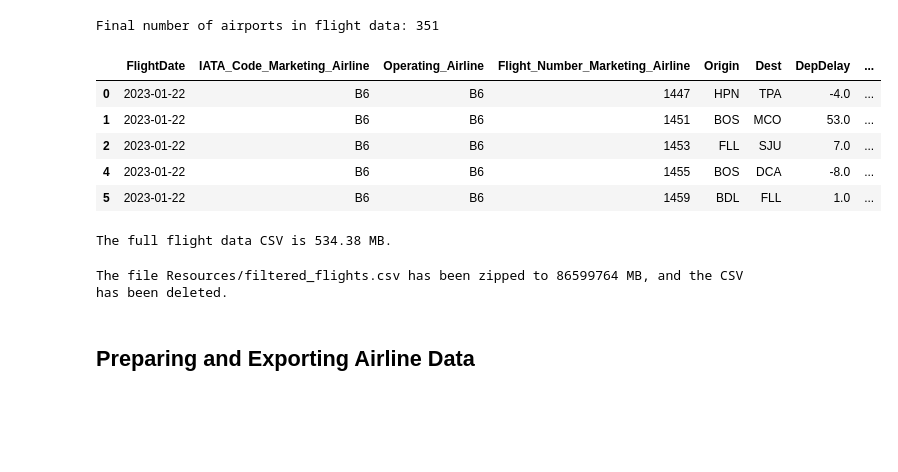
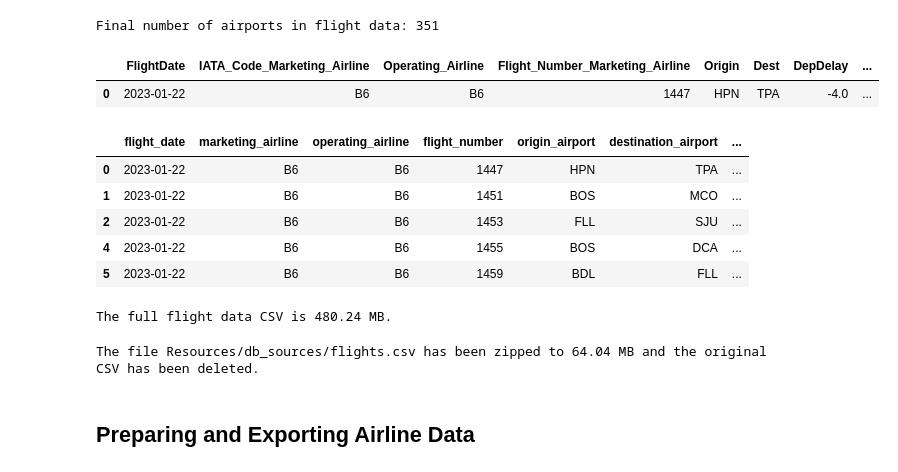
Before and after one commit to redpandata19/project3_team2, a Jupyter notebook: Cleanup2.ipynb, the cells around one changed output. Drawn from its saved outputs; the diff is of its cells as text; code cells hidden in the pictures; blank space fills up the shorter version.

Commit message:
data sources finalized and formatted for DB - Cleanup2 noted and verification checks added during processing

```diff
--- a/Cleanup2.ipynb
+++ b/Cleanup2.ipynb
@@ -172,28 +184,44 @@ print("Final number of airports in flight data:",filtered_flights['Origin'].nuni
 # %% [output]
 Final number of airports in flight data: 351
 # %%
-filtered_flights.head()
+filtered_flights.head(1)
 # %% [output]
 |  | FlightDate | IATA_Code_Marketing_Airline | Operating_Airline | Flight_Number_Marketing_Airline | Origin | Dest | DepDelay | ... |
 | 0 | 2023-01-22 | B6 | B6 | 1447 | HPN | TPA | -4.0 | ... |
-| 1 | 2023-01-22 | B6 | B6 | 1451 | BOS | MCO | 53.0 | ... |
-| 2 | 2023-01-22 | B6 | B6 | 1453 | FLL | SJU | 7.0 | ... |
-| 4 | 2023-01-22 | B6 | B6 | 1455 | BOS | DCA | -8.0 | ... |
-| 5 | 2023-01-22 | B6 | B6 | 1459 | BDL | FLL | 1.0 | ... |
+# %%
+# standardizing column names, most other datasets are closer to the lowercase and _ separator standard
+flights_final = filtered_flights.rename(columns={'FlightDate':'flight_date','IATA_Code_Marketing_Airline':'marketing_airline',
+                                        'Operating_Airline ':'operating_airline',
+                                        'Flight_Number_Marketing_Airline':'flight_number',
+                                        'Origin':'origin_airport','DepDel15':'depart_15_min_delay',
+                                        'Dest':'destination_airport','DepDelay':'departure_delay',
+                                        'DepDelayMinutes':'depart_delay_minutes','ArrDelay':'arrival_delay',
+                                        'ArrDelayMinutes':'arr_delay_minutes','Cancelled':'cancelled',
+                                        'Diverted':'diverted','CarrierDelay':'carrier_delay',
+                                        'WeatherDelay':'weather_delay','NASDelay':'nas_delay',
+                                        'SecurityDelay':'security_delay','LateAircraftDelay':'late_aircraft_delay'})
+flights_final.head()
+# %% [output]
+|  | flight_date | marketing_airline | operating_airline | flight_number | origin_airport | destination_airport | ... |
+| 0 | 2023-01-22 | B6 | B6 | 1447 | HPN | TPA | ... |
+| 1 | 2023-01-22 | B6 | B6 | 1451 | BOS | MCO | ... |
+| 2 | 2023-01-22 | B6 | B6 | 1453 | FLL | SJU | ... |
+| 4 | 2023-01-22 | B6 | B6 | 1455 | BOS | DCA | ... |
+| 5 | 2023-01-22 | B6 | B6 | 1459 | BDL | FLL | ... |
 # %%
-# Export filtered data sets to CSV
-flights_csv_path = 'Resources/filtered_flights.csv'
-filtered_flights.to_csv(flights_csv_path)
+# Export filtered data set to CSV
+flights_csv_path = 'Resources/db_sources/flights.csv'
+flights_final.to_csv(flights_csv_path,index=False)
 # get the size of the csv
 csv_file_size = os.path.getsize(flights_csv_path)
 # convert to MB
 csv_size_mb = csv_file_size / (1024 * 1024)
 print(f"The full flight data CSV is {round(csv_size_mb,2)} MB.")
 # %% [output]
-The full flight data CSV is 534.38 MB.
+The full flight data CSV is 480.24 MB.
 # %%
 # Zip filtered_flights.csv and delete to allow github upload
-zip_path = 'Resources/db_sources/filtered_flights.zip'
+zip_path = 'Resources/db_sources/flights.zip'
 
 with zipfile.ZipFile(zip_path, 'w', zipfile.ZIP_DEFLATED) as zipf:
     zipf.write(flights_csv_path, os.path.basename(flights_csv_path))
@@ -202,17 +230,17 @@ with zipfile.ZipFile(zip_path, 'w', zipfile.ZIP_DEFLATED) as zipf:
 if os.path.exists(zip_path):
     # Get the size of the ZIP file in bytes
     zip_size = os.path.getsize(zip_path)
-
+    zip_size_mb = zip_size / (1024 * 1024)
     # Define the size condition, e.g., file must be larger than 0 bytes to ensure it's not empty
     if zip_size_mb > 50:
         os.remove(flights_csv_path)
-        print(f"The file {flights_csv_path} has been zipped to {zip_size} MB, and the CSV has been deleted.")
+        print(f"The file {flights_csv_path} has been zipped to {round(zip_size_mb,2)} MB and the original CSV has been deleted.")
     else:
         print(f"The file {zip_path} is empty.")
 else:
     print("Error: The zip file was not created successfully.")
 # %% [output]
-The file Resources/filtered_flights.csv has been zipped to 86599764 MB, and the CSV has been deleted.
+The file Resources/db_sources/flights.csv has been zipped to 64.04 MB and the original CSV has been deleted.
 # %% [markdown]
 ## Preparing and Exporting Airline Data
 # %%
```
Also changed, not shown: parts of 14 cells of this notebook, 14 other files.
